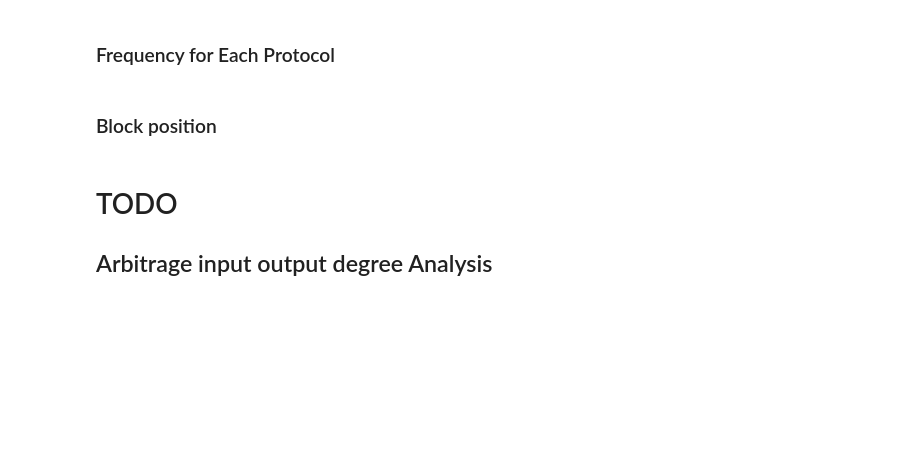
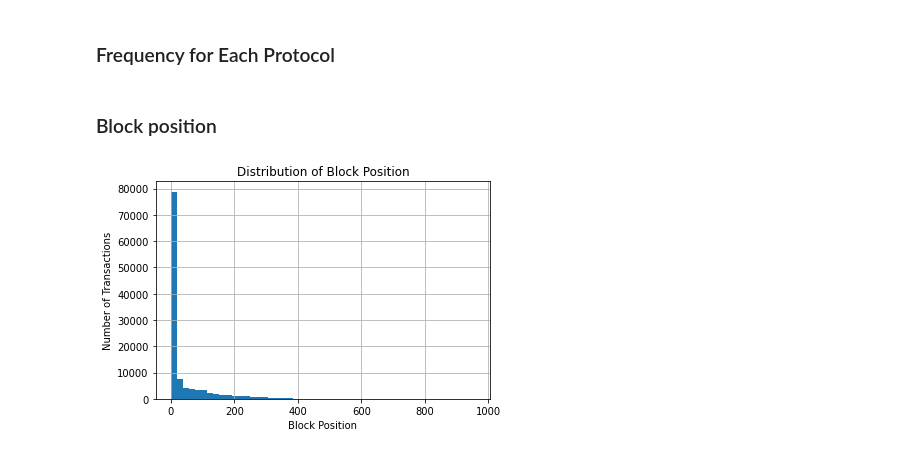
Before and after one commit to noushkia/mev-analysis, a Jupyter notebook: arbitrage_analysis.ipynb, the cells around one changed output. Saved outputs shown, nothing was run; the diff lists cells and outputs as text; code cells hidden in the pictures; blank space fills up the shorter version.

```diff
--- a/arbitrage_analysis.ipynb
+++ b/arbitrage_analysis.ipynb
@@ -506,6 +528,11 @@ len(acc_freq_df.index.get_level_values(0).unique())
 ### Frequency for Each Protocol
 # %% [markdown]
 ### Block position
-# %% [markdown]
-# TODO
-## Arbitrage input output degree Analysis
+# %%
+arb_df['block_position'].hist(bins=50)
+plt.title('Distribution of Block Position')
+plt.xlabel('Block Position')
+plt.ylabel('Number of Transactions')
+plt.show()
+# %% [output]
+[figure, added]
```
Also changed, not shown: parts of 45 cells of this notebook.
